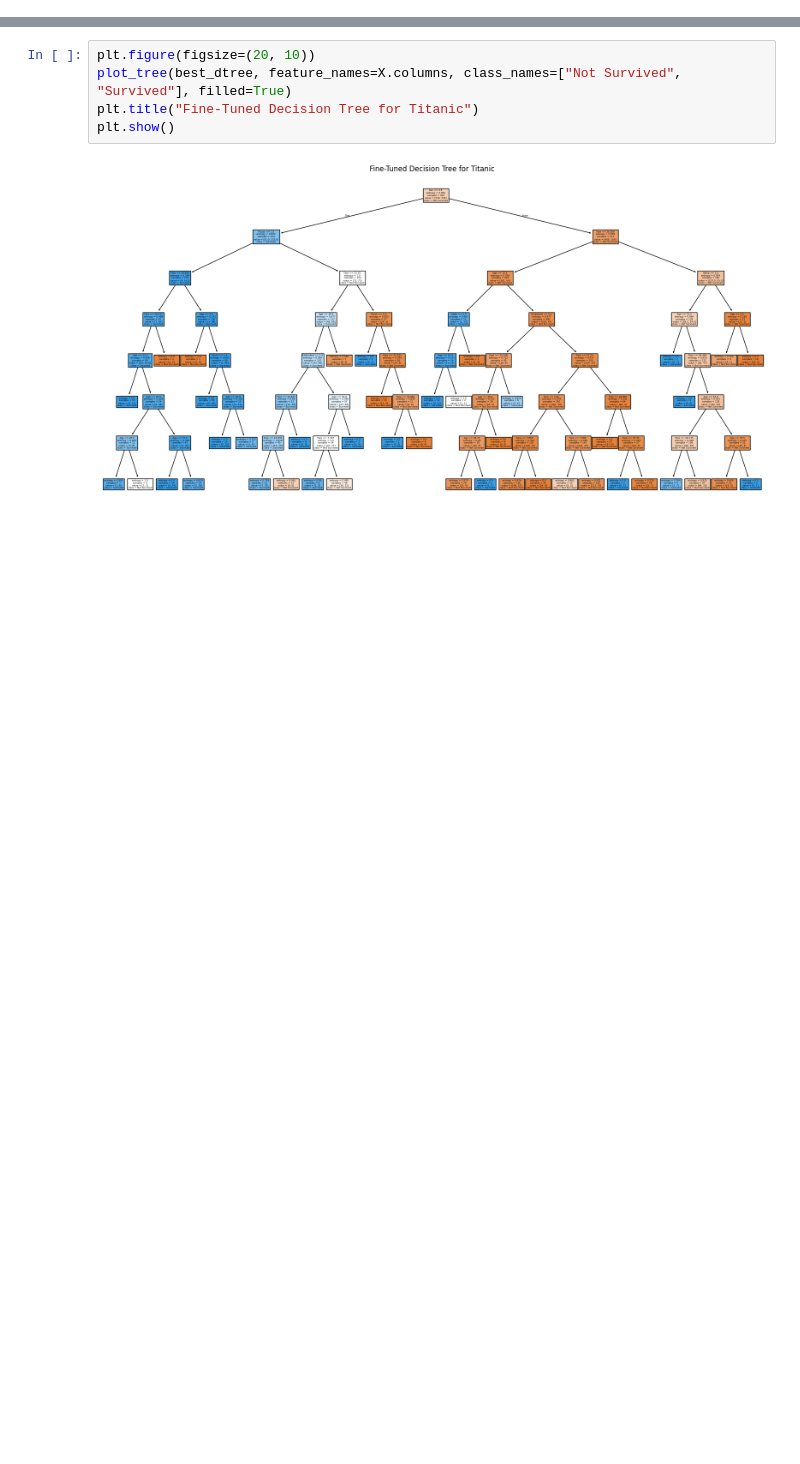
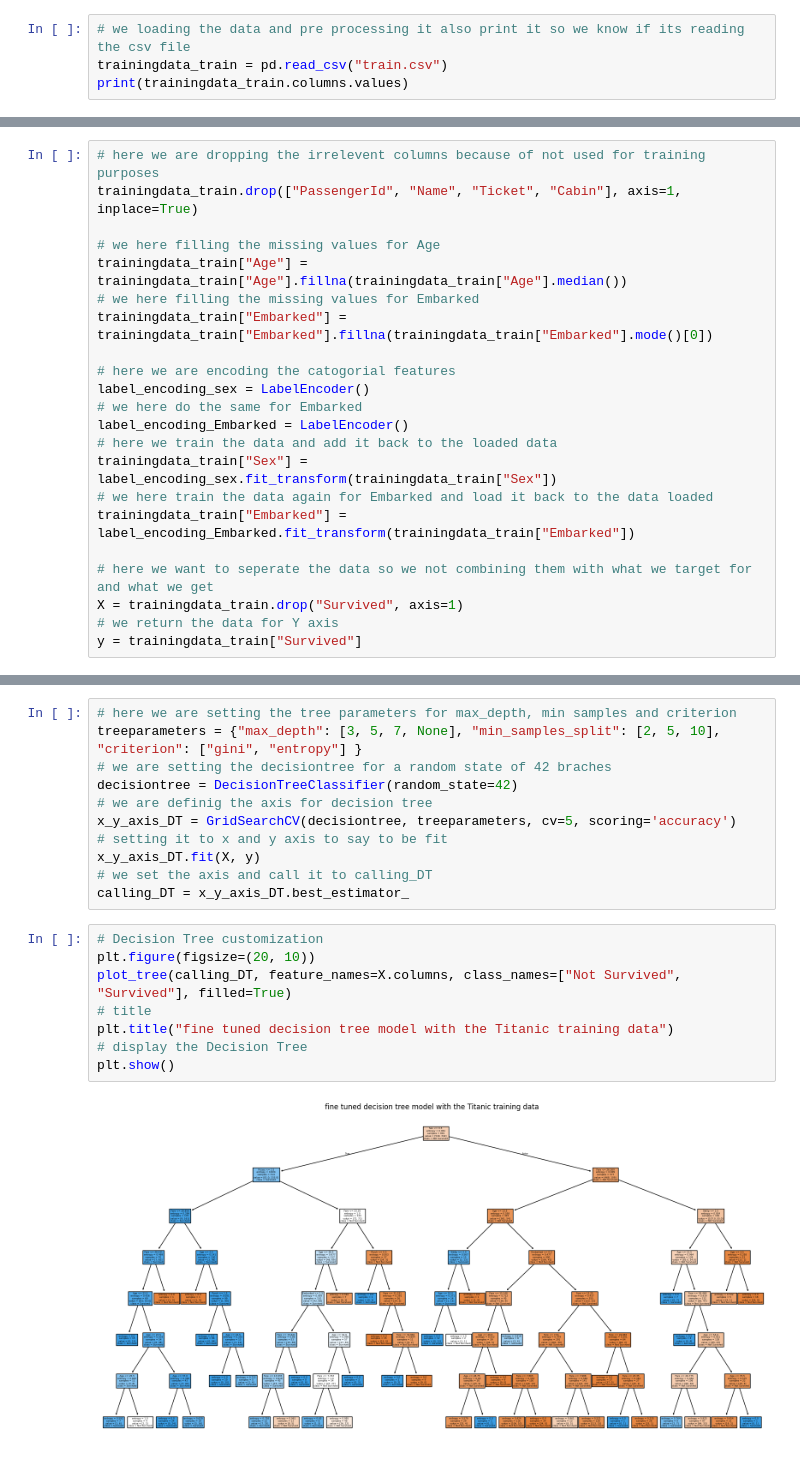
Before and after one commit to RiteshPuttanmadam28/DataMiningClass-HW, a Jupyter notebook: hw2/titanic_hw2.ipynb, the cells around one changed output, grey strips where cells are left out. Cells and saved outputs as stored; diff of their text form; blank space fills up the shorter version.

Commit message:
Updated Titanic notebook with fixes and comments

```diff
--- a/hw2/titanic_hw2.ipynb
+++ b/hw2/titanic_hw2.ipynb
@@ -51,0 +16,4 @@ best_dtree = grid.best_estimator_
+# %%
+# we loading the data and pre processing it also print it so we know if its reading the csv file
+trainingdata_train = pd.read_csv("train.csv")
+print(trainingdata_train.columns.values)
@@ -51,0 +22,22 @@ best_dtree = grid.best_estimator_
+# %%
+# here we are dropping the irrelevent columns because of not used for training purposes
+trainingdata_train.drop(["PassengerId", "Name", "Ticket", "Cabin"], axis=1, inplace=True)
+
+# we here filling the missing values for Age
+trainingdata_train["Age"] = trainingdata_train["Age"].fillna(trainingdata_train["Age"].median())
+# we here filling the missing values for Embarked
+trainingdata_train["Embarked"] = trainingdata_train["Embarked"].fillna(trainingdata_train["Embarked"].mode()[0])
+
+# here we are encoding the catogorial features
+label_encoding_sex = LabelEncoder()
+# we here do the same for Embarked
+label_encoding_Embarked = LabelEncoder()
+# here we train the data and add it back to the loaded data
+trainingdata_train["Sex"] = label_encoding_sex.fit_transform(trainingdata_train["Sex"])
+# we here train the data again for Embarked and load it back to the data loaded
+trainingdata_train["Embarked"] = label_encoding_Embarked.fit_transform(trainingdata_train["Embarked"])
+
+# here we want to seperate the data so we not combining them with what we target for and what we get
+X = trainingdata_train.drop("Survived", axis=1)
+# we return the data for Y axis
+y = trainingdata_train["Survived"]
@@ -52,7 +47,21 @@ best_dtree = grid.best_estimator_
+# %%
+# here we are setting the tree parameters for max_depth, min samples and criterion
+treeparameters = {"max_depth": [3, 5, 7, None], "min_samples_split": [2, 5, 10], "criterion": ["gini", "entropy"] }
+# we are setting the decisiontree for a random state of 42 braches
+decisiontree = DecisionTreeClassifier(random_state=42)
+# we are definig the axis for decision tree
+x_y_axis_DT = GridSearchCV(decisiontree, treeparameters, cv=5, scoring='accuracy')
+# setting it to x and y axis to say to be fit
+x_y_axis_DT.fit(X, y)
+# we set the axis and call it to calling_DT
+calling_DT = x_y_axis_DT.best_estimator_
 # %%
+# Decision Tree customization
 plt.figure(figsize=(20, 10))
-plot_tree(best_dtree, feature_names=X.columns, class_names=["Not Survived", "Survived"], filled=True)
-plt.title("Fine-Tuned Decision Tree for Titanic")
+plot_tree(calling_DT, feature_names=X.columns, class_names=["Not Survived", "Survived"], filled=True)
+# title
+plt.title("fine tuned decision tree model with the Titanic training data")
+# display the Decision Tree
 plt.show()
 # %% [output]
-[figure, old version]
+[figure, new version]
```
Also changed, not shown: parts of 15 cells of this notebook.
